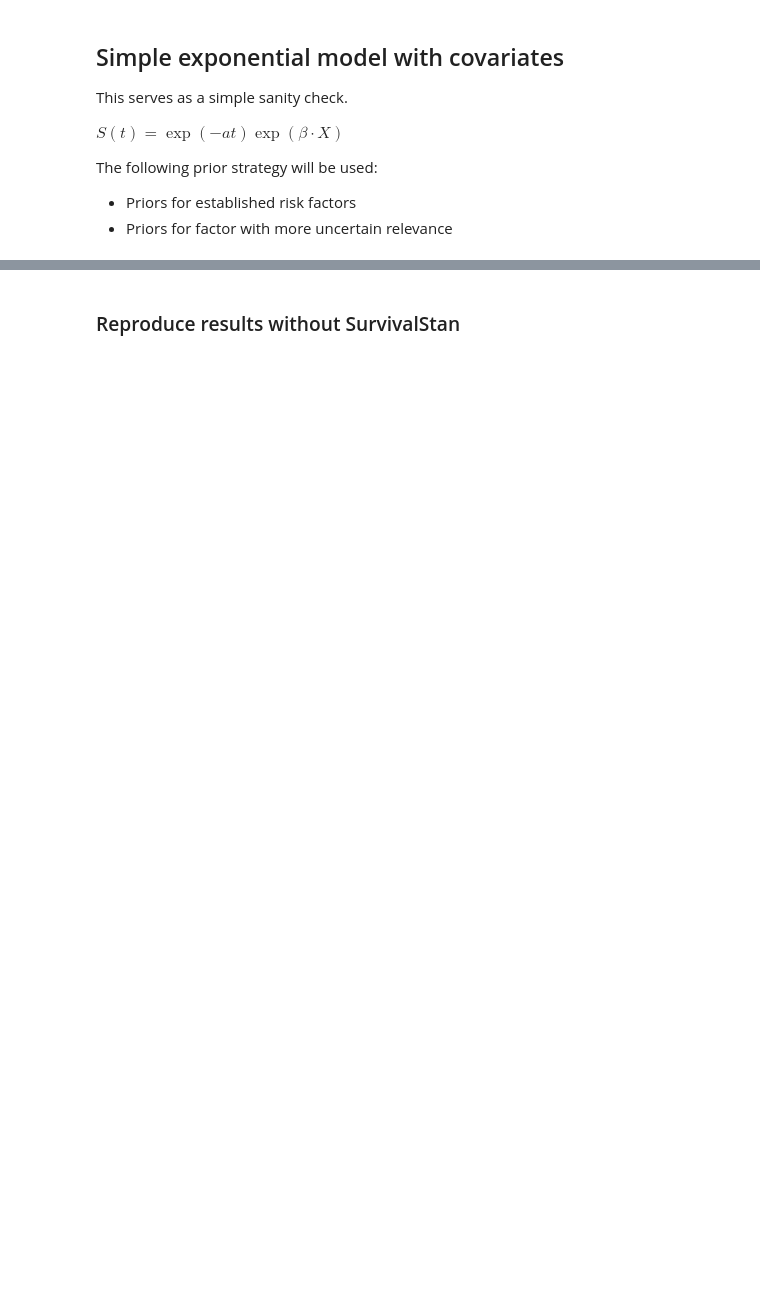
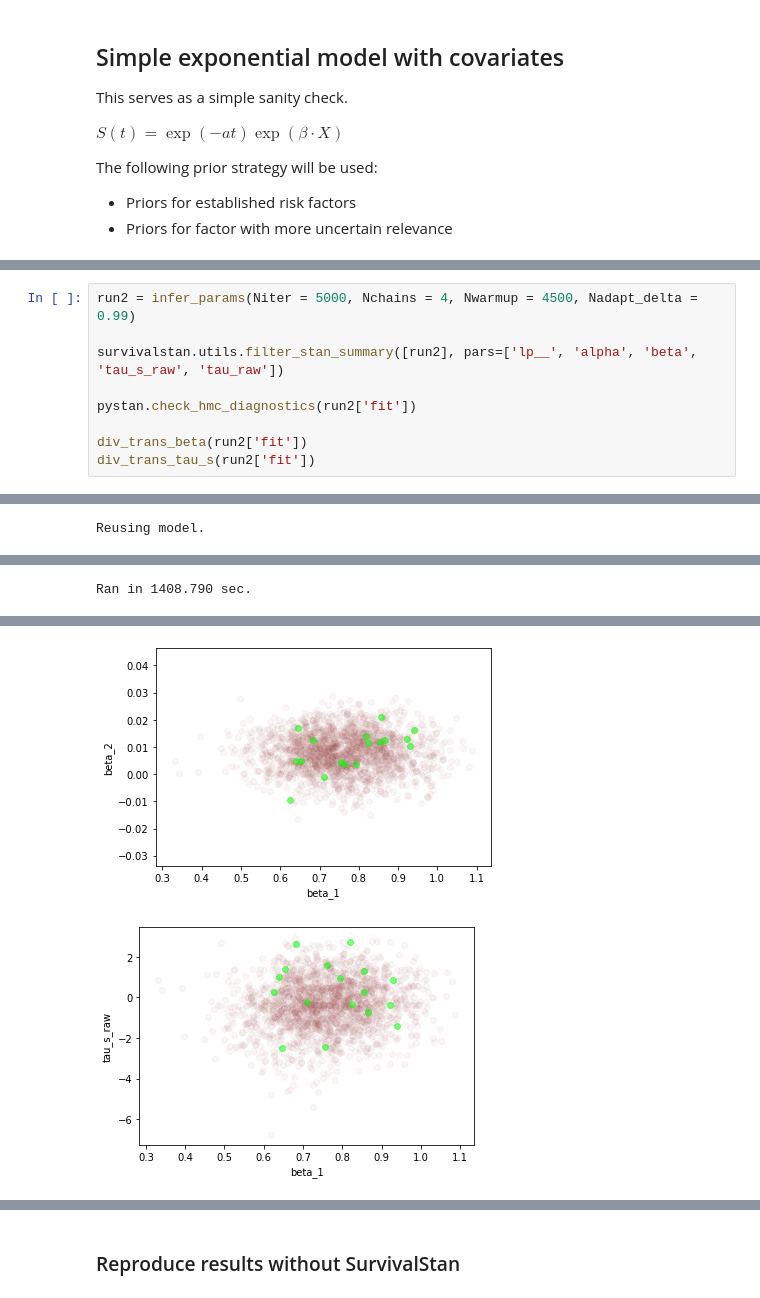
Before and after one commit to philarnold4242/test_survivalstan, a Jupyter notebook: survival_stan.ipynb, the cells around one changed output, grey strips where cells are left out. Drawn from its saved outputs; the diff is of its cells as text; blank space fills up the shorter version.

```diff
--- a/survival_stan.ipynb
+++ b/survival_stan.ipynb
@@ -179,0 +236,10 @@ Reusing model.
+# %%
+run2 = infer_params(Niter = 5000, Nchains = 4, Nwarmup = 4500, Nadapt_delta = 0.99)
+
+survivalstan.utils.filter_stan_summary([run2], pars=['lp__', 'alpha', 'beta', 'tau_s_raw', 'tau_raw'])
+
+pystan.check_hmc_diagnostics(run2['fit'])
+
+div_trans_beta(run2['fit'])
+div_trans_tau_s(run2['fit'])
+# %% [output]
@@ -179,0 +247 @@ Reusing model.
+Reusing model.
@@ -179,0 +252 @@ Reusing model.
+Ran in 1408.790 sec.
@@ -179,0 +255,2 @@ Reusing model.
+[figure, added]
+[figure, added]
```
Also changed, not shown: parts of 11 cells of this notebook.
